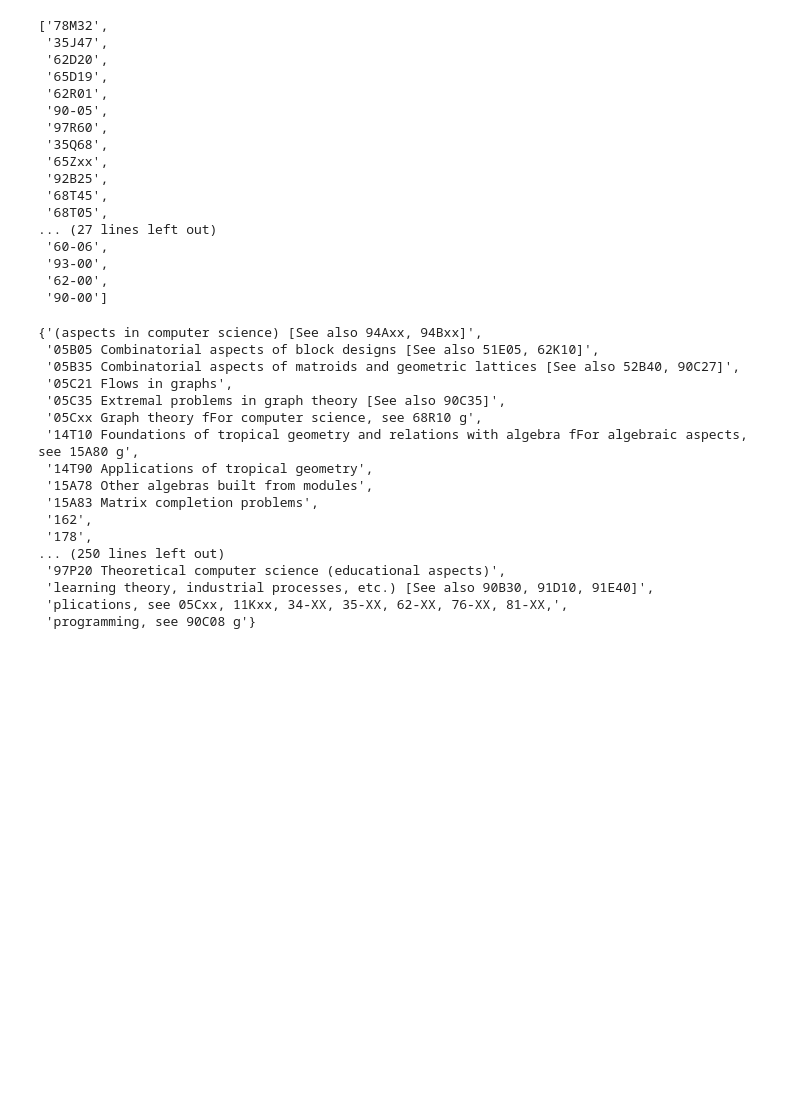
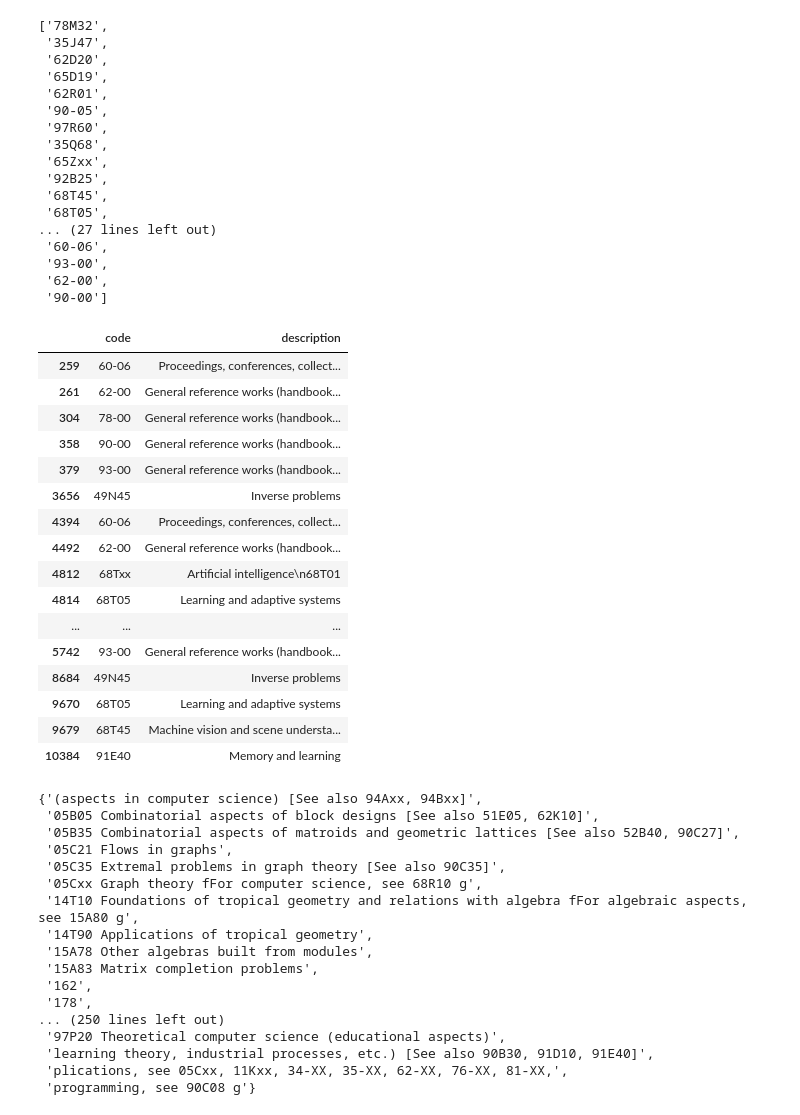
Before and after one commit to a-tabaza/paper-recommender, a Jupyter notebook: data_cleaning.ipynb, the cells around one changed output. Saved outputs shown, nothing was run; the diff lists cells and outputs as text; code cells hidden in the pictures; blank space fills up the shorter version.

```diff
--- a/data_cleaning.ipynb
+++ b/data_cleaning.ipynb
@@ -151,6 +151,9 @@ for idx, sub_class in enumerate(msc_df['sub_classes'].values):
             cls.append(sub_sub.split(':')[0])
             cls_str.append(sub_sub.split(':')[1].strip())
         if re.match(r'\d\d\w\w\w', sub_sub):
+            sub_cls.append(sub_sub.split(':')[0])
+            sub_cls_str.append(sub_sub.split(':')[1].strip())
+        if re.match(r'\d\d-\w+\w+', sub_sub):
             sub_cls.append(sub_sub.split(':')[0])
             sub_cls_str.append(sub_sub.split(':')[1].strip())
         if re.match(r'\d\d\w\d\d', sub_sub):
@@ -259,6 +246,26 @@ correct
  '93-00',
  '62-00',
  '90-00']
+# %%
+msc_index[msc_index.code.isin(correct)]
+# %% [output]
+|  | code | description |
+| 259 | 60-06 | Proceedings, conferences, collect... |
+| 261 | 62-00 | General reference works (handbook... |
+| 304 | 78-00 | General reference works (handbook... |
+| 358 | 90-00 | General reference works (handbook... |
+| 379 | 93-00 | General reference works (handbook... |
+| 3656 | 49N45 | Inverse problems |
+| 4394 | 60-06 | Proceedings, conferences, collect... |
+| 4492 | 62-00 | General reference works (handbook... |
+| 4812 | 68Txx | Artificial intelligence\n68T01 |
+| 4814 | 68T05 | Learning and adaptive systems |
+| ... | ... | ... |
+| 5742 | 93-00 | General reference works (handbook... |
+| 8684 | 49N45 | Inverse problems |
+| 9670 | 68T05 | Learning and adaptive systems |
+| 9679 | 68T45 | Machine vision and scene understa... |
+| 10384 | 91E40 | Memory and learning |
 # %%
 # Extract Description from MSC Classification Codes 2020
 reader = PyPDF2.PdfReader(r'C:\Users\User\Desktop\ml_paper_recommender_system\paper-recommender\Classification Codes Data\msc2020.pdf')
```
Also changed, not shown: parts of 4 cells of this notebook.
